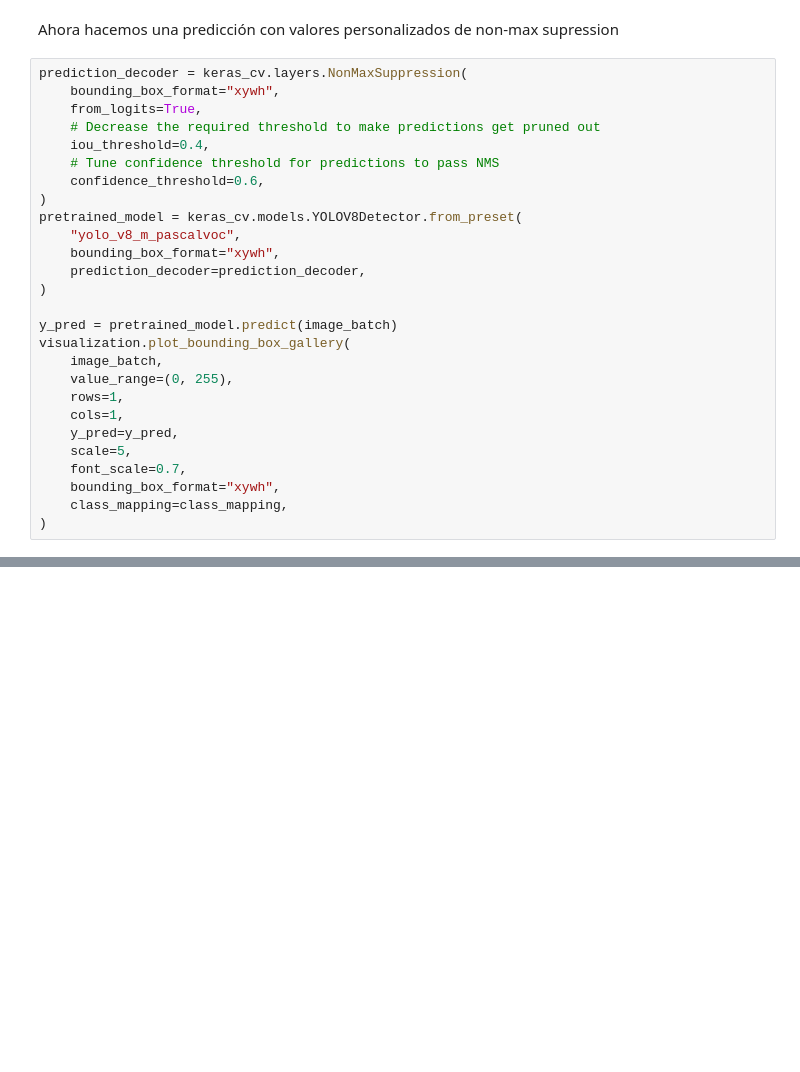
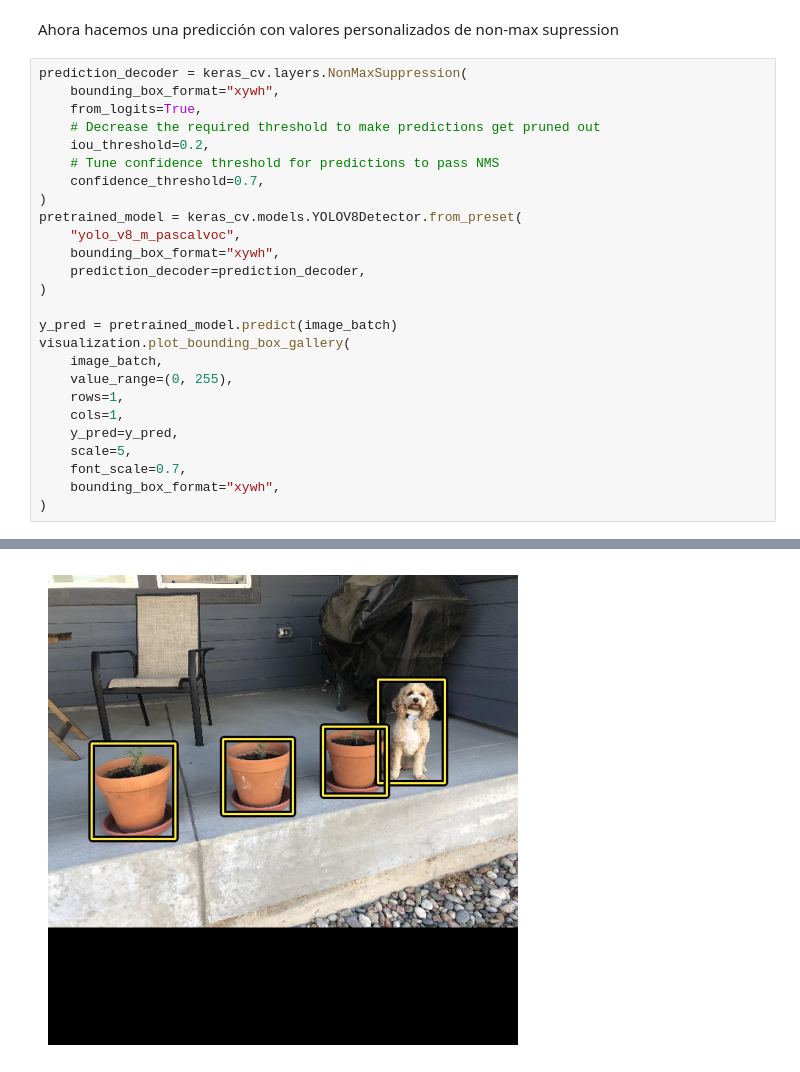
Before and after one commit to alx3416/CienciaDatos2024-1, a Jupyter notebook: notebooks/yolo8_demo.ipynb, the cells around one changed output, grey strips where cells are left out. Cells and saved outputs as stored; diff of their text form; blank space fills up the shorter version.

```diff
--- a/notebooks/yolo8_demo.ipynb
+++ b/notebooks/yolo8_demo.ipynb
@@ -120,9 +187,9 @@ prediction_decoder = keras_cv.layers.NonMaxSuppression(
     bounding_box_format="xywh",
     from_logits=True,
     # Decrease the required threshold to make predictions get pruned out
-    iou_threshold=0.4,
+    iou_threshold=0.2,
     # Tune confidence threshold for predictions to pass NMS
-    confidence_threshold=0.6,
+    confidence_threshold=0.7,
 )
 pretrained_model = keras_cv.models.YOLOV8Detector.from_preset(
     "yolo_v8_m_pascalvoc",
@@ -140,5 +207,5 @@ visualization.plot_bounding_box_gallery(
     scale=5,
     font_scale=0.7,
     bounding_box_format="xywh",
-    class_mapping=class_mapping,
 )
+# %% [output]
@@ -144,0 +213 @@ visualization.plot_bounding_box_gallery(
+[figure, added]
```
Also changed, not shown: parts of 5 cells of this notebook, 1 other file.
